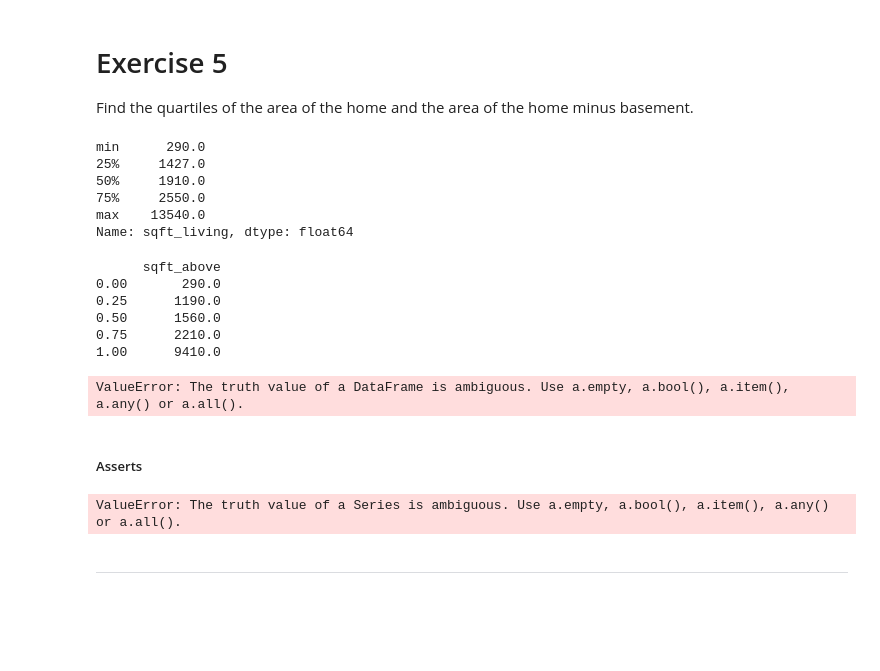
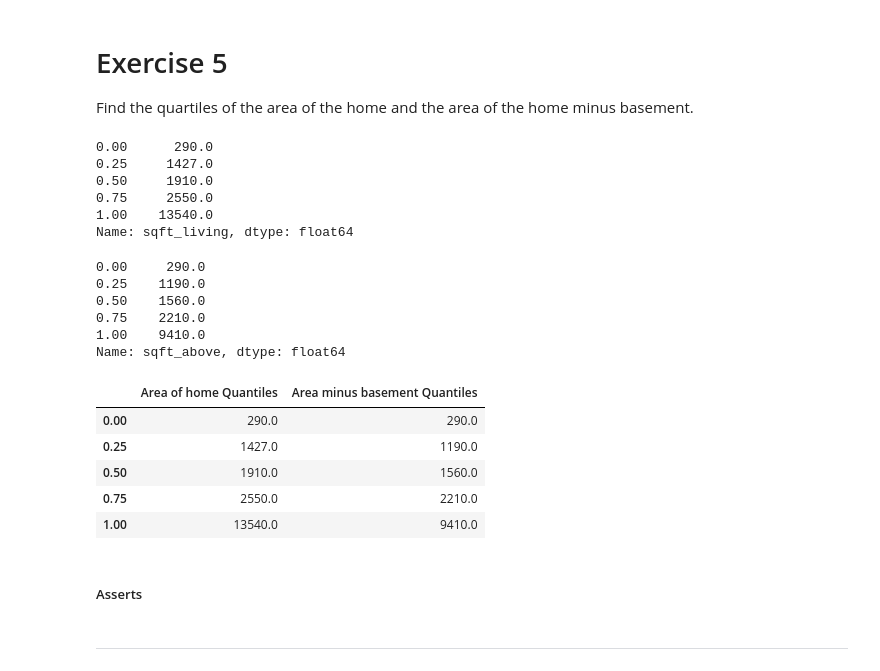
Before and after one commit to fcboss/data-science-academy-workspace, a Jupyter notebook: S01 - Bootcamp and Binary Classification/SLU04 - Basic Stats with Pandas/Exercise notebook.ipynb, the cells around one changed output. Drawn from its saved outputs; the diff is of its cells as text; code cells hidden in the pictures; blank space fills up the shorter version.

```diff
--- a/S01 - Bootcamp and Binary Classification/SLU04 - Basic Stats with Pandas/Exercise notebook.ipynb
+++ b/S01 - Bootcamp and Binary Classification/SLU04 - Basic Stats with Pandas/Exercise notebook.ipynb
@@ -224,12 +212,12 @@ assert(math.isclose(kurt_above, 3.402, abs_tol=0.01))
 # Exercise 5
 
 Find the quartiles of the area of the home and the area of the home minus basement.
-# %%
-data['sqft_living'].describe().iloc[3:8]
-# %% [output]
-min      290.0
-25%     1427.0
-50%     1910.0
-75%     2550.0
-max    13540.0
-Name: sqft_living, dtype: float64
+# %%
+data['sqft_living'].quantile(q=[0.0, 0.25, 0.5, 0.75, 1.0])
+# %% [output]
+0.00      290.0
+0.25     1427.0
+0.50     1910.0
+0.75     2550.0
+1.00    13540.0
+Name: sqft_living, dtype: float64
@@ -236,36 +244,40 @@ Name: sqft_living, dtype: float64
 # %%
 # output quartiles as pandas Seroes
 # living_quartiles = ...
 # above_quartiles = ...
 
 # YOUR CODE HERE
-living_quartiles=data['sqft_living'].quantile()
-living_quartiles=pd.DataFrame(living_quartiles).set_index(idx)
-above_quartiles=data['sqft_above'].describe().iloc[3:8]
-above_quartiles = pd.DataFrame(above_quartiles).set_index(idx)
+
+living_quartiles=data['sqft_living'].quantile(q=[0.0, 0.25, 0.5, 0.75, 1.0])
+living_quartiles=pd.Series(living_quartiles)
+above_quartiles=data['sqft_above'].quantile(q=[0.0, 0.25, 0.5, 0.75, 1.0])
+above_quartiles = pd.Series(above_quartiles)
 print(above_quartiles)
 #display(pd.DataFrame({'Area of home Quantiles': living_quartiles,
 #                      'Area minus basement Quantiles': above_quartiles}))
-living_quartiles = pd.DataFrame(living_quartiles)
+#living_quartiles = pd.DataFrame(living_quartiles)
+
+display(pd.DataFrame({'Area of home Quantiles': living_quartiles,
+                      'Area minus basement Quantiles': above_quartiles}))
 # %% [output]
-      sqft_above
-0.00       290.0
-0.25      1190.0
-0.50      1560.0
-0.75      2210.0
-1.00      9410.0
+0.00     290.0
+0.25    1190.0
+0.50    1560.0
+0.75    2210.0
+1.00    9410.0
+Name: sqft_above, dtype: float64
+|  | Area of home Quantiles | Area minus basement Quantiles |
+| 0.00 | 290.0 | 290.0 |
+| 0.25 | 1427.0 | 1190.0 |
+| 0.50 | 1910.0 | 1560.0 |
+| 0.75 | 2550.0 | 2210.0 |
+| 1.00 | 13540.0 | 9410.0 |
-# %%
-assert (pd.DataFrame(living_quartiles.sum()) == 19717)
-# %% [output]
-ValueError: The truth value of a DataFrame is ambiguous. Use a.empty, a.bool(), a.item(), a.any() or a.all().
 # %% [markdown]
 ##### Asserts
 # %%
 assert (living_quartiles.sum() == 19717)
 assert (above_quartiles.sum() == 14660)
 assert list(living_quartiles.index) == [0.0, 0.25, 0.5, 0.75, 1.0]
-# %% [output]
-ValueError: The truth value of a Series is ambiguous. Use a.empty, a.bool(), a.item(), a.any() or a.all().
 # %% [markdown]
 ---
 # %% [markdown]
```
Also changed, not shown: parts of 11 cells of this notebook.
